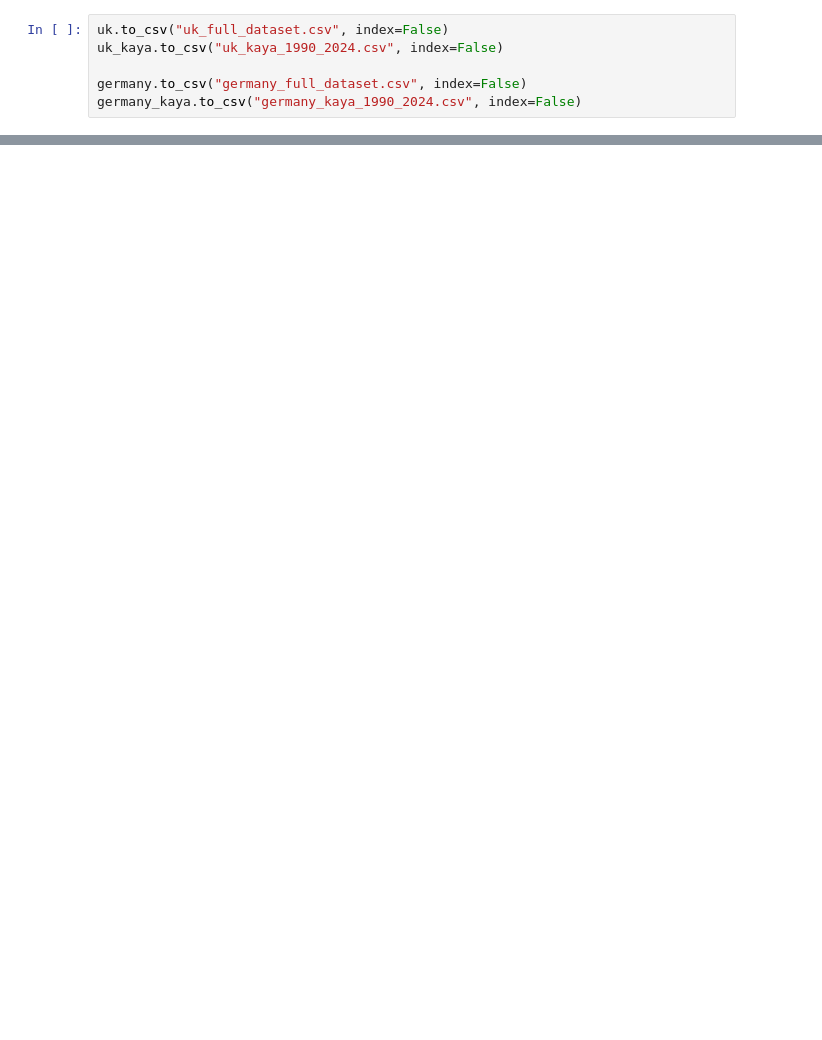
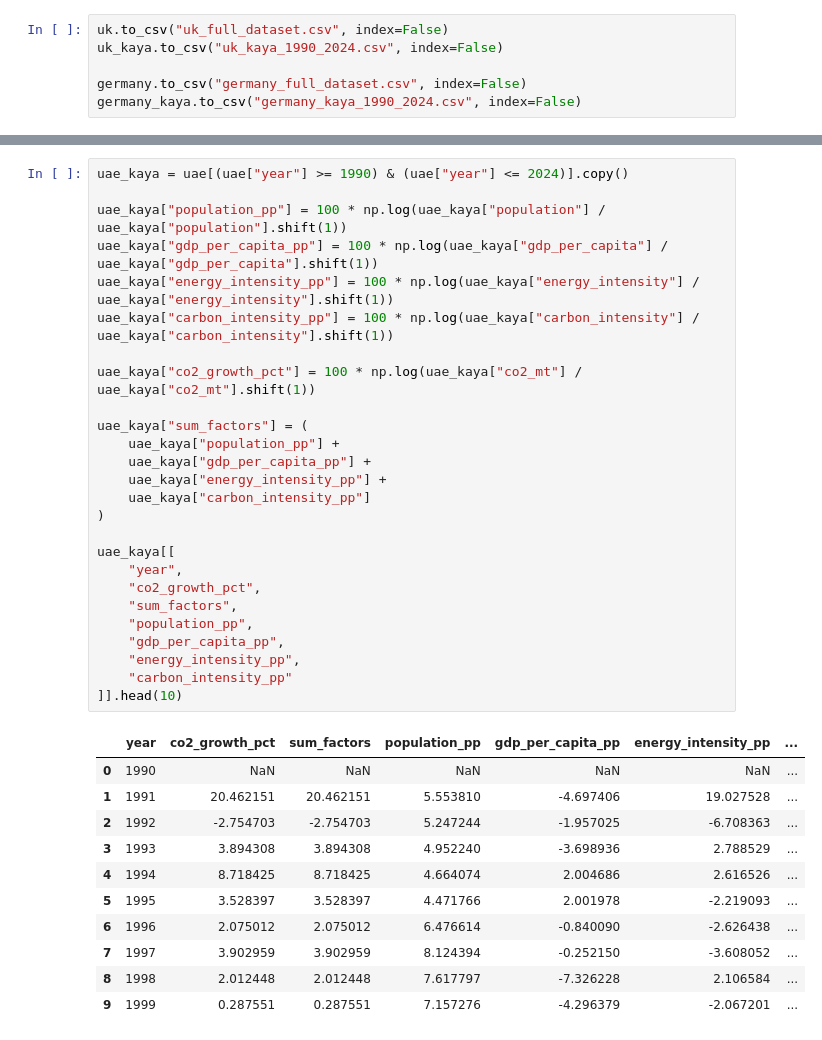
Before and after one commit to pgresle/kaya-decompositionco2-ln, a Jupyter notebook: Kaya_ruzna_data.ipynb, the cells around one changed output, grey strips where cells are left out. Saved outputs shown, nothing was run; the diff lists cells and outputs as text; blank space fills up the shorter version.

```diff
--- a/Kaya_ruzna_data.ipynb
+++ b/Kaya_ruzna_data.ipynb
@@ -1284,0 +1640,38 @@ files.download("germany_kaya_1990_2024.csv")
+# %%
+uae_kaya = uae[(uae["year"] >= 1990) & (uae["year"] <= 2024)].copy()
+
+uae_kaya["population_pp"] = 100 * np.log(uae_kaya["population"] / uae_kaya["population"].shift(1))
+uae_kaya["gdp_per_capita_pp"] = 100 * np.log(uae_kaya["gdp_per_capita"] / uae_kaya["gdp_per_capita"].shift(1))
+uae_kaya["energy_intensity_pp"] = 100 * np.log(uae_kaya["energy_intensity"] / uae_kaya["energy_intensity"].shift(1))
+uae_kaya["carbon_intensity_pp"] = 100 * np.log(uae_kaya["carbon_intensity"] / uae_kaya["carbon_intensity"].shift(1))
+
+uae_kaya["co2_growth_pct"] = 100 * np.log(uae_kaya["co2_mt"] / uae_kaya["co2_mt"].shift(1))
+
+uae_kaya["sum_factors"] = (
+    uae_kaya["population_pp"] +
+    uae_kaya["gdp_per_capita_pp"] +
+    uae_kaya["energy_intensity_pp"] +
+    uae_kaya["carbon_intensity_pp"]
+)
+
+uae_kaya[[
+    "year",
+    "co2_growth_pct",
+    "sum_factors",
+    "population_pp",
+    "gdp_per_capita_pp",
+    "energy_intensity_pp",
+    "carbon_intensity_pp"
+]].head(10)
+# %% [output]
+|  | year | co2_growth_pct | sum_factors | population_pp | gdp_per_capita_pp | energy_intensity_pp | ... |
+| 0 | 1990 | NaN | NaN | NaN | NaN | NaN | ... |
+| 1 | 1991 | 20.462151 | 20.462151 | 5.553810 | -4.697406 | 19.027528 | ... |
+| 2 | 1992 | -2.754703 | -2.754703 | 5.247244 | -1.957025 | -6.708363 | ... |
+| 3 | 1993 | 3.894308 | 3.894308 | 4.952240 | -3.698936 | 2.788529 | ... |
+| 4 | 1994 | 8.718425 | 8.718425 | 4.664074 | 2.004686 | 2.616526 | ... |
+| 5 | 1995 | 3.528397 | 3.528397 | 4.471766 | 2.001978 | -2.219093 | ... |
+| 6 | 1996 | 2.075012 | 2.075012 | 6.476614 | -0.840090 | -2.626438 | ... |
+| 7 | 1997 | 3.902959 | 3.902959 | 8.124394 | -0.252150 | -3.608052 | ... |
+| 8 | 1998 | 2.012448 | 2.012448 | 7.617797 | -7.326228 | 2.106584 | ... |
+| 9 | 1999 | 0.287551 | 0.287551 | 7.157276 | -4.296379 | -2.067201 | ... |
```
Also changed, not shown: parts of 25 cells of this notebook.
